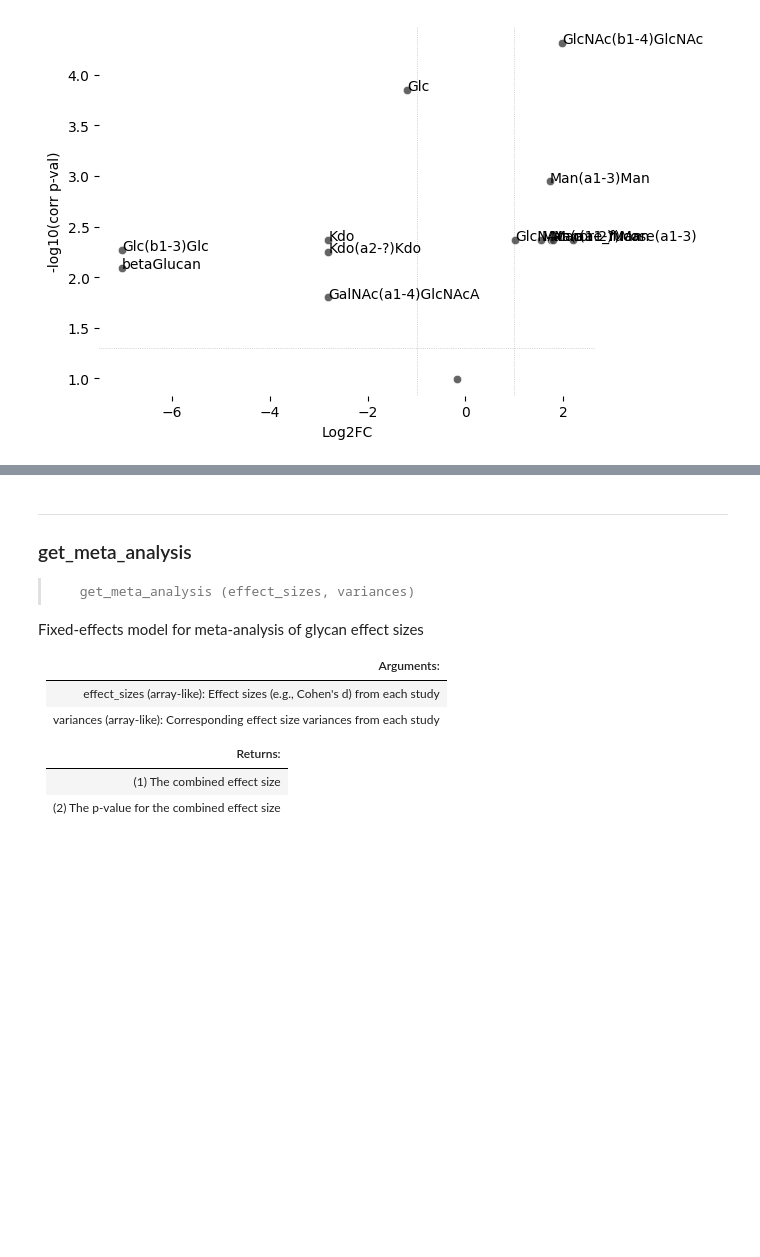
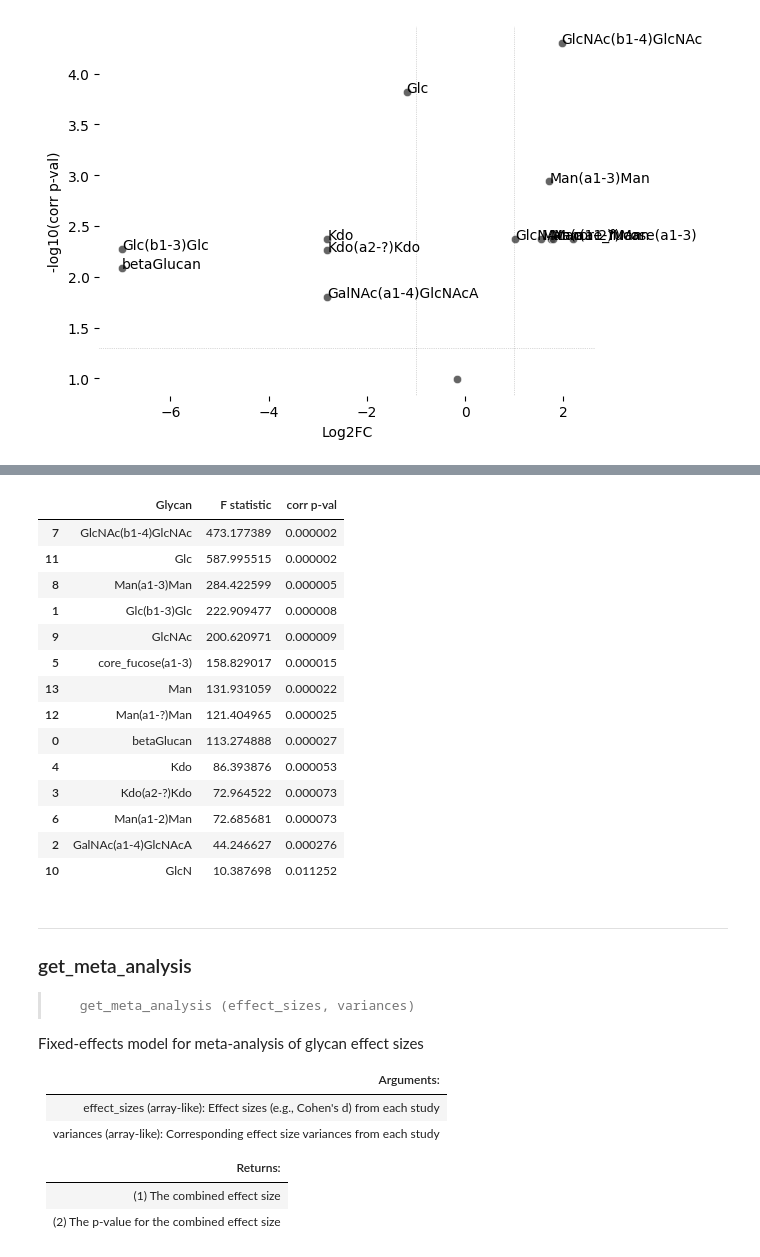
Before and after one commit to BojarLab/glycowork, a Jupyter notebook: _proc/03_motif.ipynb, the cells around one changed output, grey strips where cells are left out. Drawn from its saved outputs; the diff is of its cells as text; code cells hidden in the pictures; blank space fills up the shorter version.

```diff
--- a/_proc/03_motif.ipynb
+++ b/_proc/03_motif.ipynb
@@ -384,3 +410,25 @@ make_volcano(test_df, group1 = [4,5,6], group2 = [1,2,3],
+# %%
+test_df['label_7'] = [0.234, 0.023, 5.733, 8.102, 0.308]
+test_df['label_8'] = [0.177, 0.009, 6.105, 5.549, 0.278]
+test_df['label_9'] = [0.511, 0.011, 4.998, 7.005, 0.414]
+
+get_glycanova(test_df, [1,1,1,2,2,2,3,3,3], motifs = True)
+# %% [output]
+|  | Glycan | F statistic | corr p-val |
+| 7 | GlcNAc(b1-4)GlcNAc | 473.177389 | 0.000002 |
+| 11 | Glc | 587.995515 | 0.000002 |
+| 8 | Man(a1-3)Man | 284.422599 | 0.000005 |
+| 1 | Glc(b1-3)Glc | 222.909477 | 0.000008 |
+| 9 | GlcNAc | 200.620971 | 0.000009 |
+| 5 | core_fucose(a1-3) | 158.829017 | 0.000015 |
+| 13 | Man | 131.931059 | 0.000022 |
+| 12 | Man(a1-?)Man | 121.404965 | 0.000025 |
+| 0 | betaGlucan | 113.274888 | 0.000027 |
+| 4 | Kdo | 86.393876 | 0.000053 |
+| 3 | Kdo(a2-?)Kdo | 72.964522 | 0.000073 |
+| 6 | Man(a1-2)Man | 72.685681 | 0.000073 |
+| 2 | GalNAc(a1-4)GlcNAcA | 44.246627 | 0.000276 |
+| 10 | GlcN | 10.387698 | 0.011252 |
 # %%
 #| echo: false
 #| output: asis
```
Also changed, not shown: parts of 5 cells of this notebook, 7 other files.
